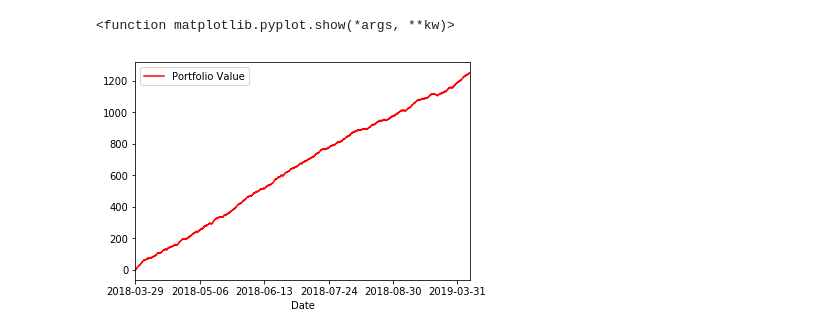
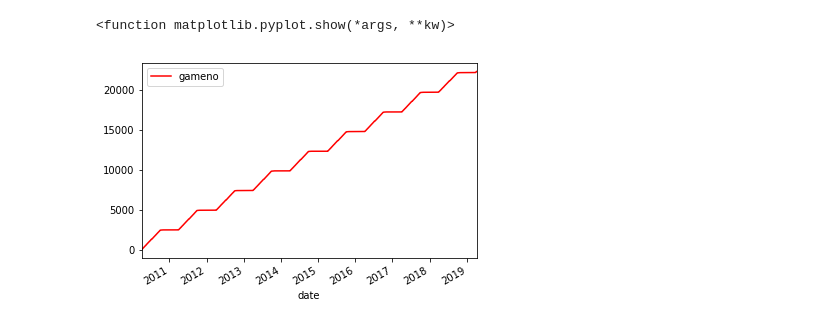
Before and after one commit to jacoblucas95/MLB-Betting-Strategies, a Jupyter notebook: run/flask_app/Plot Testing.ipynb, the cells around one changed output. Saved outputs shown, nothing was run; the diff lists cells and outputs as text; code cells hidden in the pictures.

Commit message:
adjustments to data ingestion to accomodate pickle

```diff
--- a/run/flask_app/Plot Testing.ipynb
+++ b/run/flask_app/Plot Testing.ipynb
@@ -5,4 +6,4 @@ import matplotlib.pyplot as plt
 # %%
-data = pd.read_csv('/Users/james/Desktop/Byte/Baseball/run/test.csv')
+data = pd.read_pickle('/Users/james/Desktop/Byte/Baseball/run/setup/data/baseball.pickle')
 # %%
-data.drop(['Unnamed: 0'], axis=1, inplace=True)
+# data.drop(['Unnamed: 0'], axis=1, inplace=True)
@@ -11,7 +12,7 @@ x_data = np.arange(0, len(data['Bet_Outcomes']))
 # %%
 ax = plt.gca()
-data.plot(kind='line', x='Date', y='Portfolio Value', color='red', ax=ax)
+data.plot(kind='line', x='date', y='gameno', color='red', ax=ax)
 plt.show
 # %% [output]
 <function matplotlib.pyplot.show(*args, **kw)>
-[figure, old version]
+[figure, new version]
```
Also changed, not shown: parts of 5 cells of this notebook, 7 other files.
